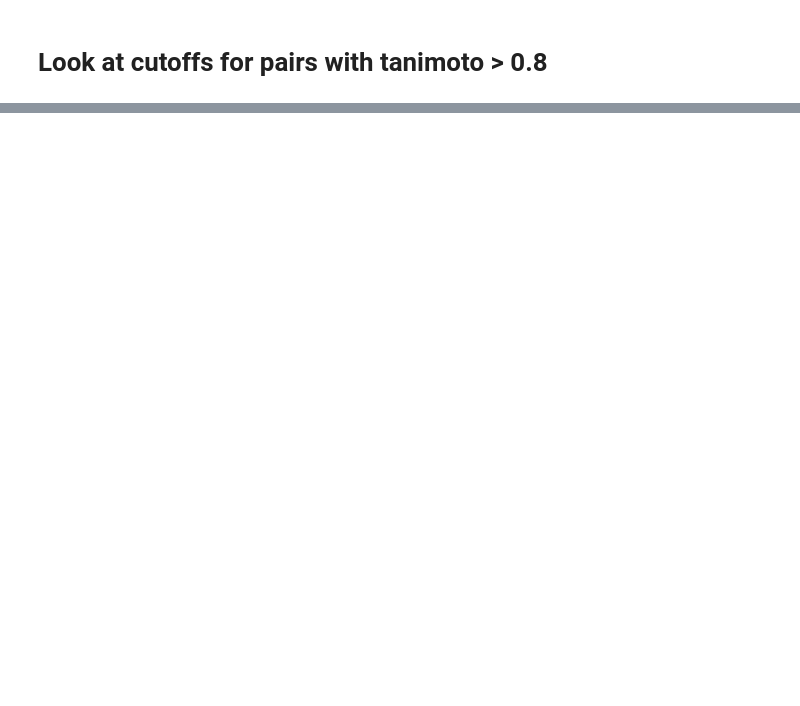
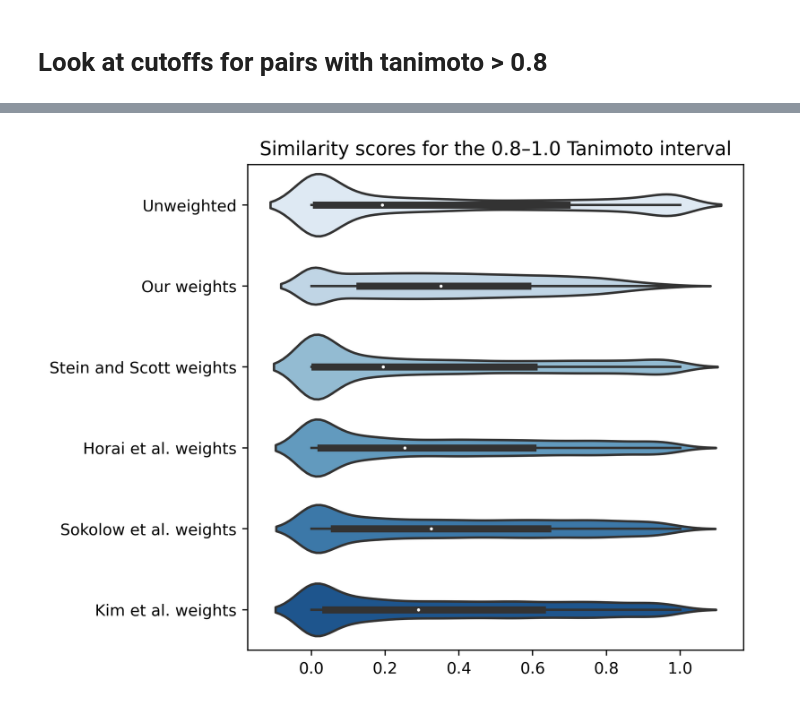
Before and after one commit to enveda/weighting-spectral-similarity, a Jupyter notebook: notebooks/1_spectral_alignment/4_compare_scores.ipynb, the cells around one changed output, grey strips where cells are left out. Drawn from its saved outputs; the diff is of its cells as text; code cells hidden in the pictures; blank space fills up the shorter version.

```diff
--- a/notebooks/1_spectral_alignment/4_compare_scores.ipynb
+++ b/notebooks/1_spectral_alignment/4_compare_scores.ipynb
@@ -227,0 +214,45 @@ wout_df.head(2)
+# %%
+# Set initial variables
+figures = []
+colors = ['#eca86f',
+            '#e96f3d',
+            '#d73c24',
+            '#0d2b53',
+            '#1d6d8b',
+            '#2f8895',
+            '#82a8a0']
+name_dict = {'binary': 'Binary weights',
+            'no_mz': 'No m/z Weights',
+            'our_weights': 'Our weights',
+            'Stein_and_Scott': 'Stein and Scott weights',
+            'Horai': 'Horai et al. weights',
+            'Sokolow': 'Sokolow et al. weights',
+            'Kim': 'Kim et al. weights'}
+
+
+# Load unweighted data
+current_df = similarities_tanimoto[name].\
+        loc[similarities_tanimoto[name].tanimoto_interval == '0.8–1.0']
+current_df = current_df.loc[current_df.variable == 'modified_cosine']
+figures.append(current_df.value)
+
+# Load weighted data
+for name in tqdm(all_similarities.keys()):
+    if name not in ['binary', 'no_mz']:
+        current_df = similarities_tanimoto[name].\
+            loc[similarities_tanimoto[name].tanimoto_interval == '0.8–1.0']
+        current_df = current_df.loc[current_df.variable == 'weighted_modified_cosine']
+        figures.append(np.array(list(current_df.value)))
+
+# Create violin plot
+figures = np.array(figures).T
+plt.figure(dpi=400)
+sns.violinplot(data=figures, palette='Blues', orient='h')
+plt.yticks(np.arange(0, 6),
+['Unweighted'] + [name_dict[x] for x in list(all_similarities.keys())[:-2]])
+plt.tight_layout()
+plt.title('Similarity scores for the 0.8–1.0 Tanimoto interval')
+plt.savefig('../../figures/4_compare_scores.png', dpi=400, bbox_inches='tight')
+plt.show()
+# %% [output]
+[figure, added]
```
Also changed, not shown: parts of 13 cells of this notebook.
